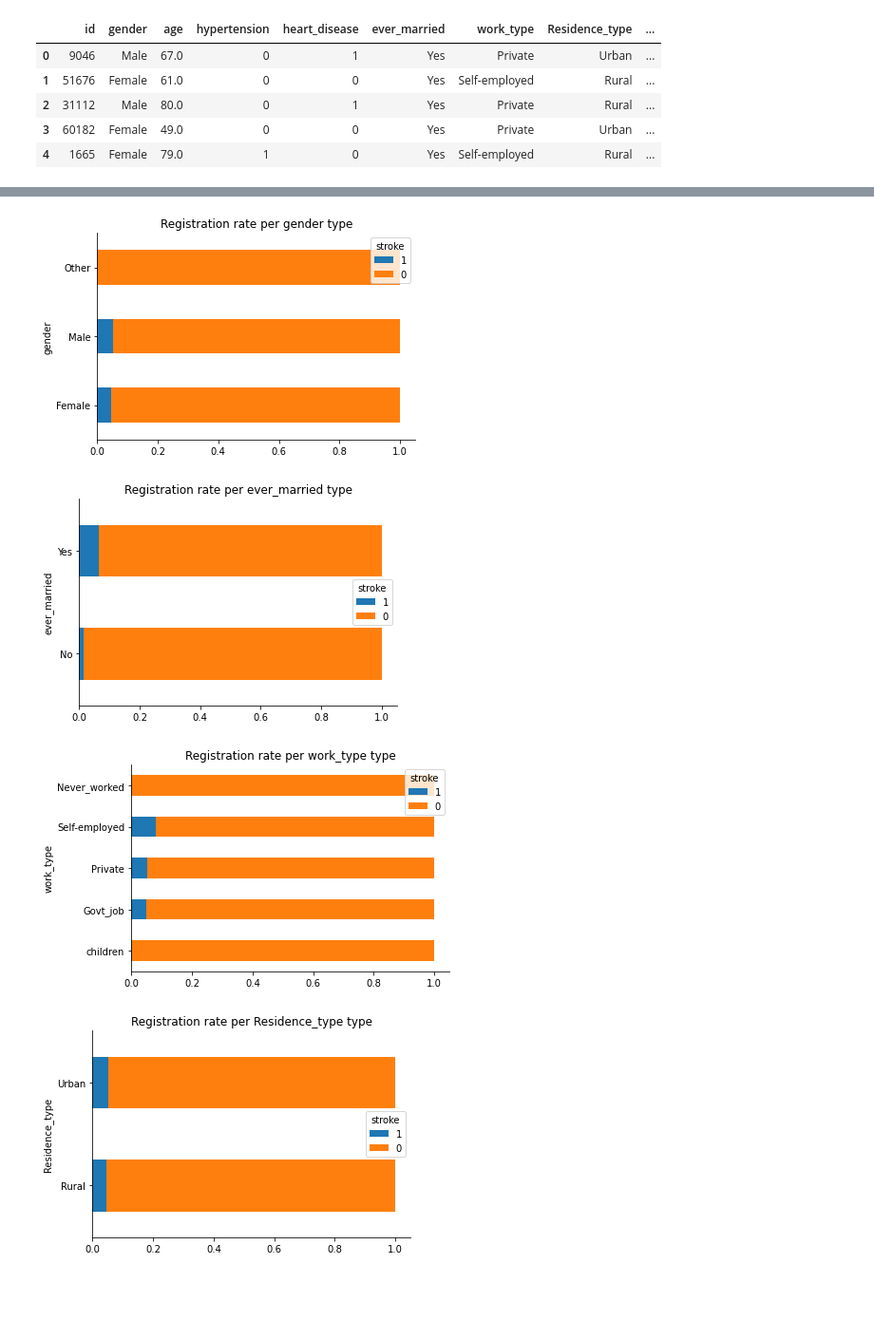
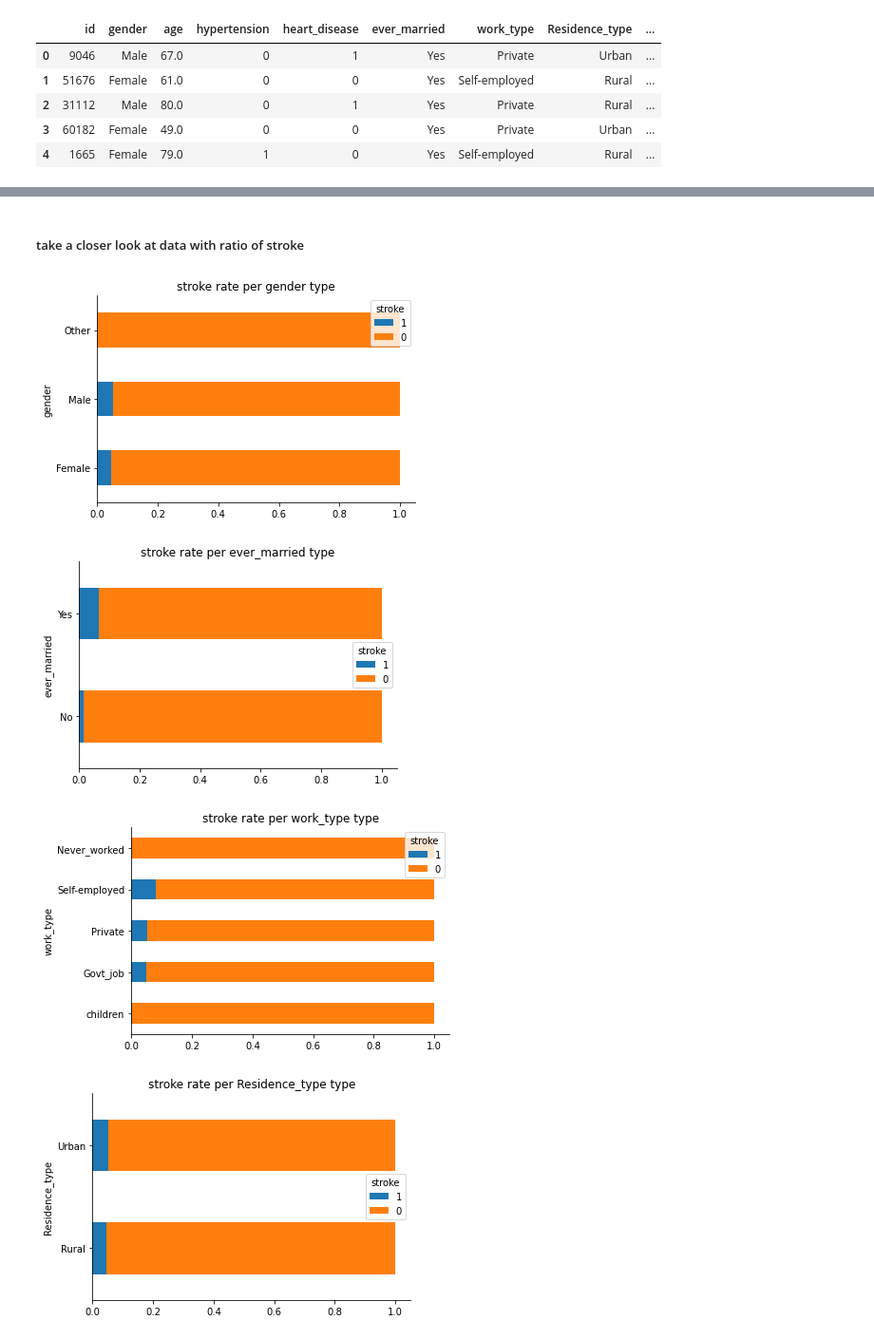
Before and after one commit to MaSOouD69/Capstone-Repo-Bootcamp-Project, a Jupyter notebook: capstone_Masoud_Arefi.ipynb, the cells around one changed output, grey strips where cells are left out. Shown at 95% size. Cells and saved outputs as stored; diff of their text form; code cells hidden in the pictures; blank space fills up the shorter version.

Commit message:
story telling revised and add explain for binning numeric data

```diff
--- a/capstone_Masoud_Arefi.ipynb
+++ b/capstone_Masoud_Arefi.ipynb
@@ -352,13 +390,15 @@ df.head()
+# %% [markdown]
+##### take a closer look at data with ratio of stroke
 # %%
 for col in df.select_dtypes('object').columns:
     rate_data = df.groupby([col,'stroke'])['stroke'].count() / df.groupby(col)['stroke'].count()
 
     rate_data.unstack()[[1,0]].sort_values(1).plot(kind='barh',stacked=True)
-    plt.title(f"Registration rate per {col} type")
+    plt.title(f"stroke rate per {col} type")
     sns.despine()
     plt.show()
 # %% [output]
-[figure, old version]
+[figure, new version]
-[figure, old version]
+[figure, new version]
-[figure, old version]
+[figure, new version]
-[figure, old version]
+[figure, new version]
```
Also changed, not shown: parts of 7 cells of this notebook.
